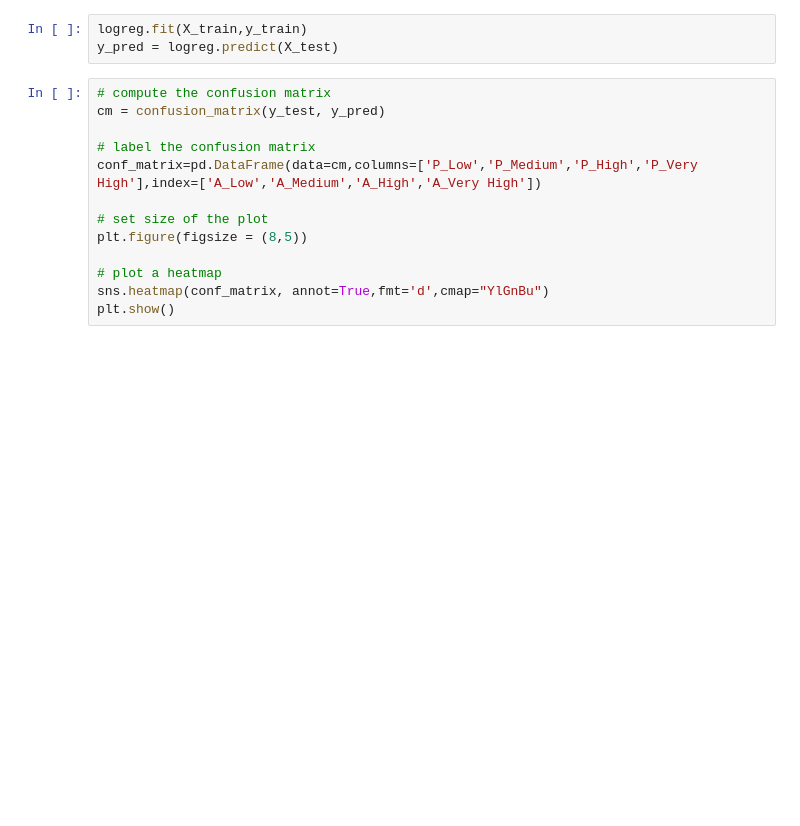
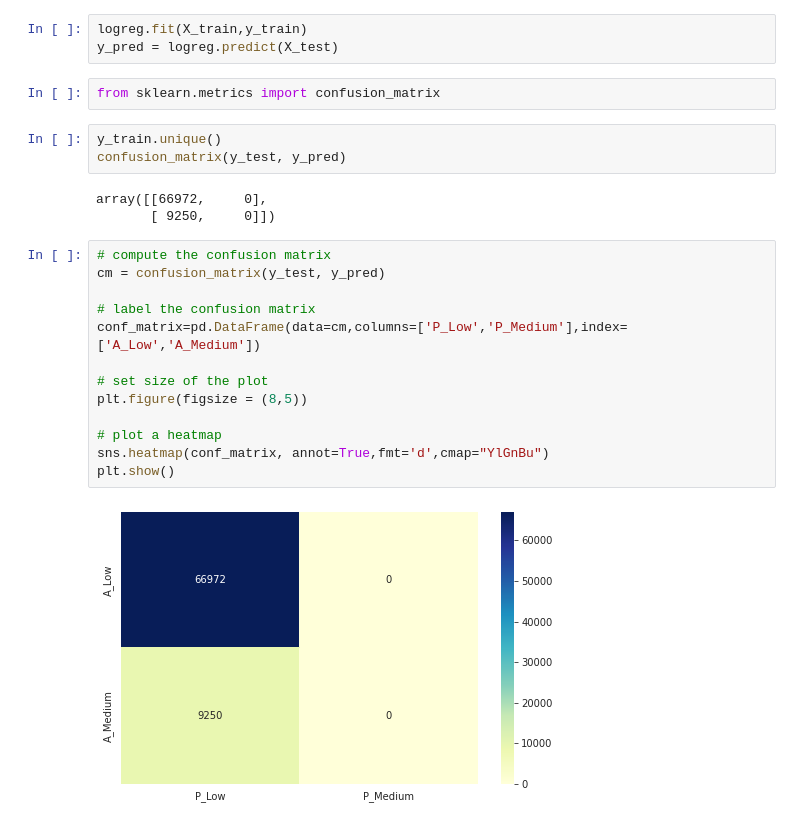
Before and after one commit to ajit04022000/HEALTH-INSURANCE-CROSS-SELL-PREDICTION, a Jupyter notebook: HEALTH_INSURANCE_CROSS_SELL_PREDICTION.ipynb, the cells around one changed output. Saved outputs shown, nothing was run; the diff lists cells and outputs as text; blank space fills up the shorter version.

```diff
--- a/HEALTH_INSURANCE_CROSS_SELL_PREDICTION.ipynb
+++ b/HEALTH_INSURANCE_CROSS_SELL_PREDICTION.ipynb
@@ -553,16 +571,26 @@ logreg = LogisticRegression()
 # %%
 logreg.fit(X_train,y_train)
 y_pred = logreg.predict(X_test)
+# %%
+from sklearn.metrics import confusion_matrix
+# %%
+y_train.unique()
+confusion_matrix(y_test, y_pred)
+# %% [output]
+array([[66972,     0],
+       [ 9250,     0]])
 # %%
 # compute the confusion matrix
 cm = confusion_matrix(y_test, y_pred)
 
 # label the confusion matrix
-conf_matrix=pd.DataFrame(data=cm,columns=['P_Low','P_Medium','P_High','P_Very High'],index=['A_Low','A_Medium','A_High','A_Very High'])
+conf_matrix=pd.DataFrame(data=cm,columns=['P_Low','P_Medium'],index=['A_Low','A_Medium'])
 
 # set size of the plot
 plt.figure(figsize = (8,5))
 
 # plot a heatmap
 sns.heatmap(conf_matrix, annot=True,fmt='d',cmap="YlGnBu")
 plt.show()
+# %% [output]
+[figure, added]
```
Also changed, not shown: parts of 25 cells of this notebook.
